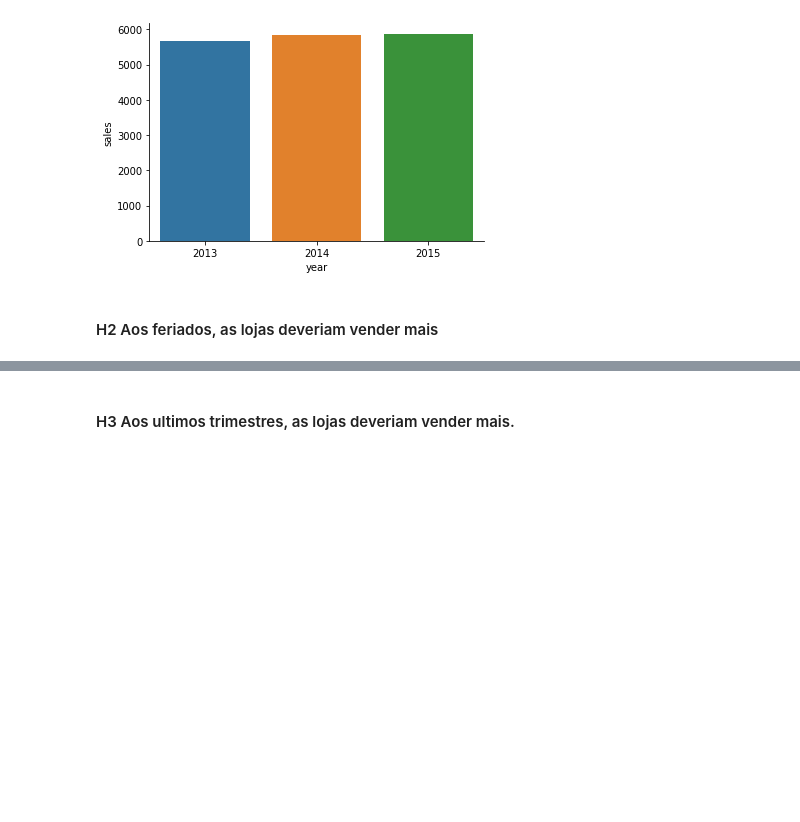
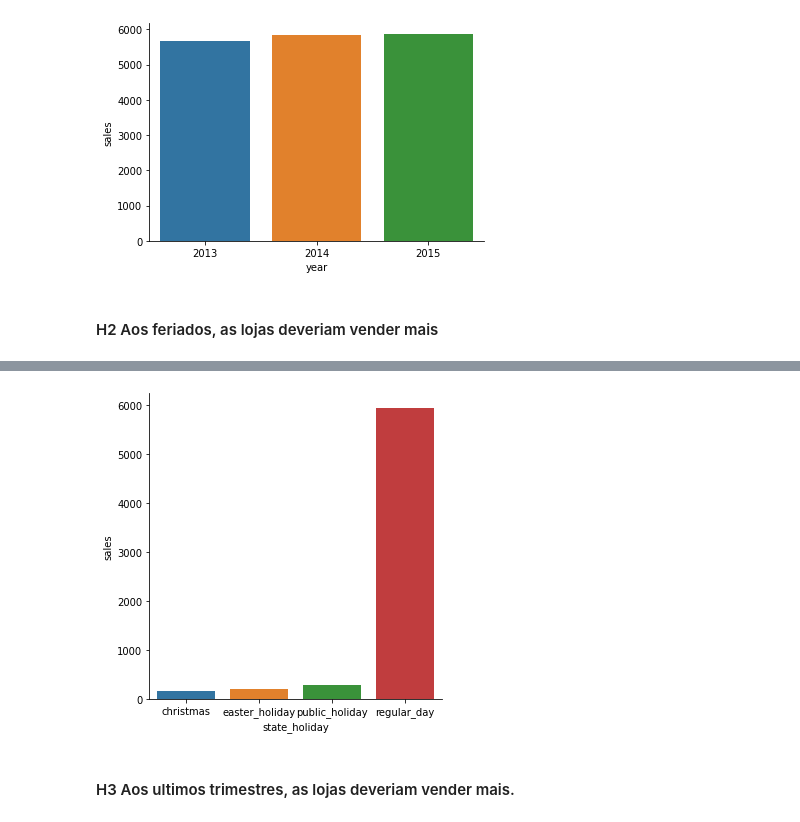
Before and after one commit to Samoelmoura/rossmann_sales_predict, a Jupyter notebook: notebooks/store_sales_predict.ipynb, the cells around one changed output, grey strips where cells are left out. Saved outputs shown, nothing was run; the diff lists cells and outputs as text; code cells hidden in the pictures; blank space fills up the shorter version.

```diff
--- a/notebooks/store_sales_predict.ipynb
+++ b/notebooks/store_sales_predict.ipynb
@@ -761,3 +766,6 @@ sns.despine();
 [figure]
 # %% [markdown]
 #### H2 Aos feriados, as lojas deveriam vender mais
+# %%
+temp = df3.groupby('state_holiday').agg({'sales':'mean'}).reset_index()
+temp
@@ -764,3 +778,7 @@ sns.despine();
+# %%
+sns.catplot(data=temp, x='state_holiday', y='sales', kind='bar');
+# %% [output]
+[figure, added]
 # %% [markdown]
 #### H3 Aos ultimos trimestres, as lojas deveriam vender mais.
 # %% [markdown]
```
Also changed, not shown: parts of 28 cells of this notebook, 2 other files.
